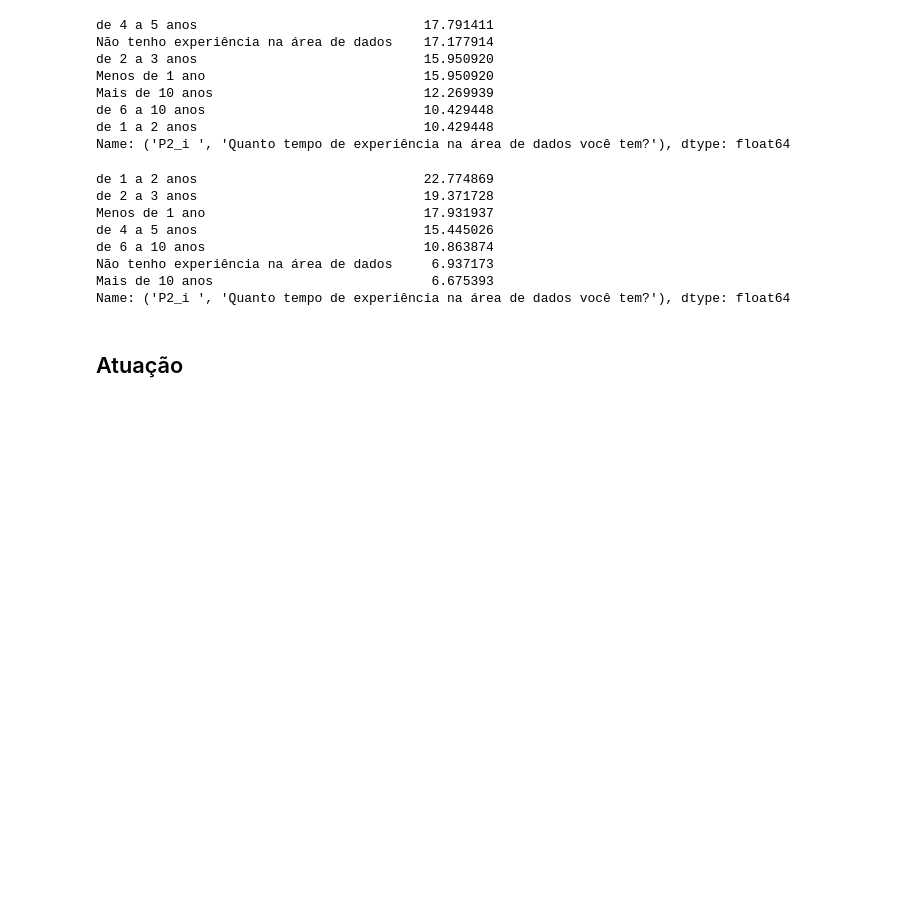
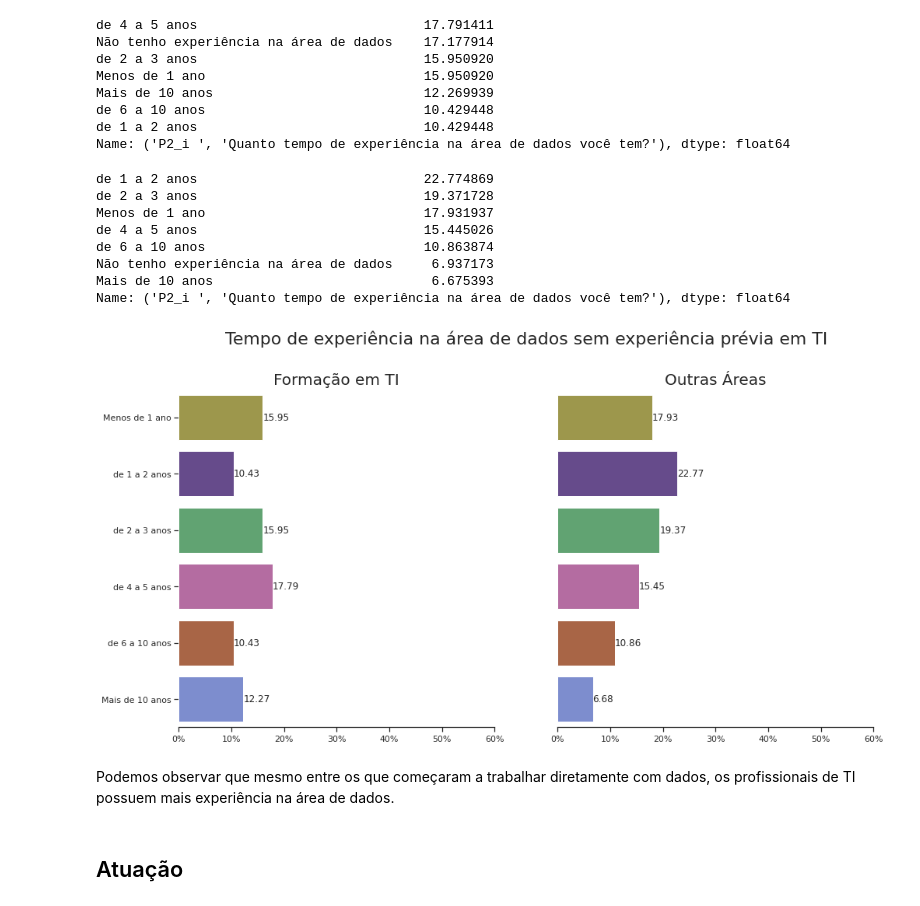
Before and after one commit to Rpinto02/state_data_21, a Jupyter notebook: kaggle_version.ipynb, the cells around one changed output. Cells and saved outputs as stored; diff of their text form; code cells hidden in the pictures; blank space fills up the shorter version.

Commit message:
Kaggle Notebook | Formação em TI vs Restantes Formações | Version 5

```diff
--- a/kaggle_version.ipynb
+++ b/kaggle_version.ipynb
@@ -34,7 +36,7 @@ warnings.filterwarnings('ignore')
 
 HOME = %env HOME
 
-dados = pd.read_csv('../input/state-of-data-2021/State of Data 2021 - Dataset - Pgina1.csv')
+dados = pd.read_csv('/kaggle/input/state-of-data-2021/State of Data 2021 - Dataset - Pgina1.csv', low_memory=False)
 # %% [markdown]
 Visão geral do dataset
 # %%
@@ -824,6 +798,83 @@ de 6 a 10 anos                            10.863874
 Não tenho experiência na área de dados     6.937173
 Mais de 10 anos                            6.675393
 Name: ('P2_i ', 'Quanto tempo de experiência na área de dados você tem?'), dtype: float64
+# %%
+fig, axes = plt.subplots(1, 2, sharex=True, figsize=(16,8))
+
+
+labels_P2_j = [
+               'Menos de 1 ano',
+               'de 1 a 2 anos',
+               'de 2 a 3 anos',
+               'de 4 a 5 anos',
+               'de 6 a 10 anos',
+               'Mais de 10 anos']
+
+top = 1.15
+right = 1.1
+
+
+colors= ["#aaa23f",
+"#654096",
+"#56ae6c",
+"#c060a7",
+"#b85f36",
+"#6f85dc",
+"#b74560"]
+
+sns.set_theme()
+sns.set_style("ticks")
+sns.set_palette(colors)
+
+
+
+ax1 = sns.barplot(ax= axes[0],data=TI, x=TI[TI[P2_j]=='Não tive experiência na área de TI/Engenharia de Software antes de começar a trabalhar na área de dados'][P2_i].value_counts(normalize=True).values*100,
+                  y=TI[TI[P2_j]=='Não tive experiência na área de TI/Engenharia de Software antes de começar a trabalhar na área de dados'][P2_i].value_counts(normalize=True).index,
+                   order=labels_P2_j)
+
+ax1.tick_params(axis='x',labelrotation=0)
+ax1.set_xlim(0, 60)
+ax1.set(xlabel=None,ylabel=None)
+ax1.set_title("Formação em TI",fontdict={'fontsize': 20})
+vals = ax1.get_xticks()
+ax1.set_xticklabels([str(int(val))+'%' for val in vals]);
+ax1.set_yticklabels([textwrap.fill(e, 20) for e in labels_P2_j])
+
+
+
+ax2 = sns.barplot(ax= axes[1],data=resto, x=resto[resto[P2_j]=='Não tive experiência na área de TI/Engenharia de Software antes de começar a trabalhar na área de dados'][P2_i].value_counts(normalize=True).values*100,
+                  y=resto[resto[P2_j]=='Não tive experiência na área de TI/Engenharia de Software antes de começar a trabalhar na área de dados'][P2_i].value_counts(normalize=True).index,
+                   order=labels_P2_j)
+
+ax2.tick_params(axis='x',labelrotation=0)
+ax2.set_xlim(0, 60)
+ax2.set(xlabel=None, ylabel=None)
+ax2.set_title("Outras Áreas",fontdict={'fontsize': 20})
+ax2.tick_params(labelleft=False, left=False)
+
+
+for c in ax1.containers:
+    ax1.bar_label(c, fmt=f'%.2f', label_type='edge')
+
+for c in ax2.containers:
+    ax2.bar_label(c, fmt=f'%.2f', label_type='edge')
+
+
+ax1.text(right, top, 'Tempo de experiência na área de dados sem experiência prévia em TI',
+        horizontalalignment='center',
+        verticalalignment='center',
+        transform=ax1.transAxes,
+        fontdict={'fontsize': 22})
+
+
+sns.despine()
+ax2.spines['left'].set_visible(False)
+ax1.spines['left'].set_visible(False)
+plt.show()
+# %% [output]
+[figure, added]
+# %% [markdown]
+Podemos observar que mesmo entre os que começaram a trabalhar diretamente com dados, os profissionais de TI possuem mais experiência na área de dados.
 # %% [markdown]
 ## Atuação
 # %%
```
Also changed, not shown: parts of 43 cells of this notebook.
